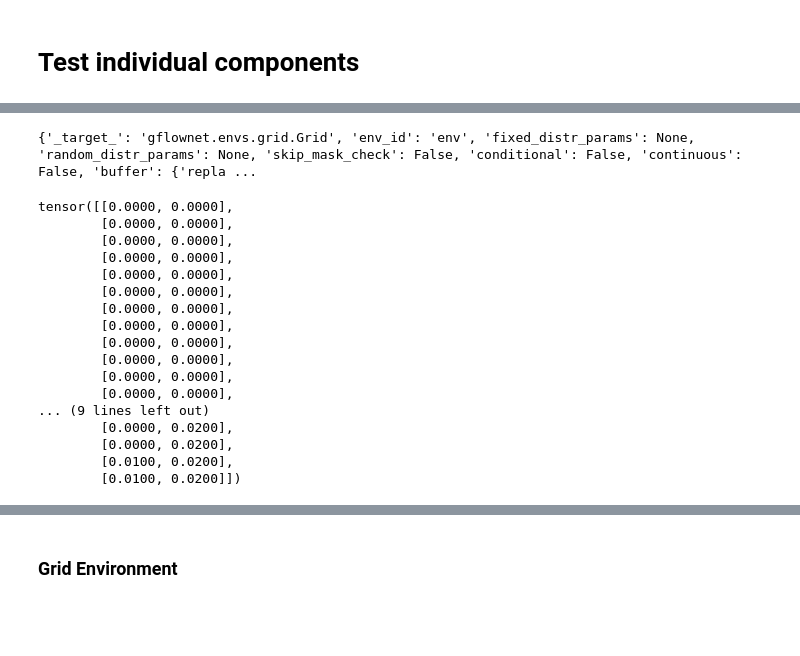
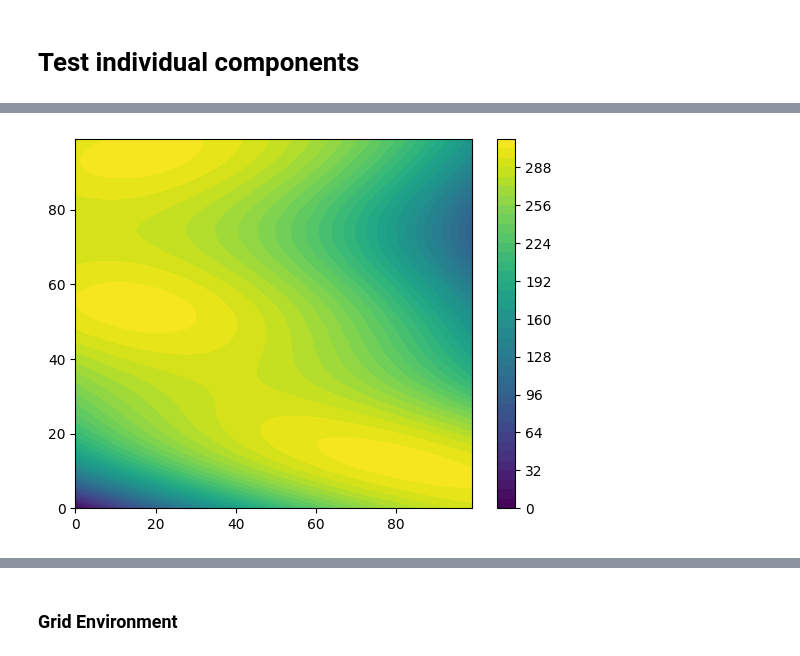
Before and after one commit to alexhernandezgarcia/activelearning, a Jupyter notebook: test_branin.ipynb, the cells around one changed output, grey strips where cells are left out. Cells and saved outputs as stored; diff of their text form; code cells hidden in the pictures; blank space fills up the shorter version.

```diff
--- a/test_branin.ipynb
+++ b/test_branin.ipynb
@@ -608,4 +551,0 @@ from gflownet.envs.grid import Grid
-# %%
-config.sampler.conf.env
-# %% [output]
-{'_target_': 'gflownet.envs.grid.Grid', 'env_id': 'env', 'fixed_distr_params': None, 'random_distr_params': None, 'skip_mask_check': False, 'conditional': False, 'continuous': False, 'buffer': {'repla ...
@@ -624,23 +552,51 @@ sampler.fit()  # only necessary for samplers that train a model
-# %%
-samples, sample_idcs = sampler.get_samples(
-    n_samples * 5, candidate_set=None
-)
-samples
-# %% [output]
-tensor([[0.0000, 0.0000],
-        [0.0000, 0.0000],
-        [0.0000, 0.0000],
-        [0.0000, 0.0000],
-        [0.0000, 0.0000],
-        [0.0000, 0.0000],
-        [0.0000, 0.0000],
-        [0.0000, 0.0000],
-        [0.0000, 0.0000],
-        [0.0000, 0.0000],
-        [0.0000, 0.0000],
-        [0.0000, 0.0000],
-... (9 lines left out)
-        [0.0000, 0.0200],
-        [0.0000, 0.0200],
-        [0.0100, 0.0200],
-        [0.0100, 0.0200]])
+# %%
+from activelearning.dataset.grid import BraninDatasetHandler
+from activelearning.surrogate.gp_surrogate import (
+    SingleTaskGPRegressor,
+    DeepKernelSVGPSurrogate,
+)
+from activelearning.acquisition.acquisition import BOTorchMaxValueEntropyAcquisition
+from activelearning.sampler.sampler import GreedySampler, RandomSampler
+from activelearning.selector.selector import Selector, ScoreSelector
+from activelearning.oracle.oracle import BraninOracle
+from activelearning.surrogate.feature_extractor.mlp import MLP, Identity
+from gflownet.envs.grid import Grid as GridEnv
+from functools import partial
+
+# Environment
+env_maker = partial(GridEnv, n_dim=2, length=grid_size)
+
+# Dataset
+dataset_handler = BraninDatasetHandler(
+    env=env_maker(),
+    train_path="./data/branin/data_%i_train.csv" % grid_size,
+    train_fraction=1.0,
+    float_precision=float_prec,
+)
+
+candidate_set, xi, yi = dataset_handler.get_candidate_set()
+
+from activelearning.utils.logger import WandBLogger, ConsoleLogger
+
+# logger = WandBLogger(project_name="test_branin", run_name="100_greedy_gp_mve_fix-selector") # "100_continuous-gflownet_gp_mve" # "100_greedy_dkl-30epochs_mve"
+logger = ConsoleLogger(project_name="test_branin", run_name="Greedy 10x10")
+# logger = None
+
+
+from activelearning.utils.plotter import PlotHelper, BraninCIME4RExportHelper
+
+plotter = PlotHelper()
+# plotter = BraninCIME4RExportHelper(dataset_handler)
+
+# Oracle
+oracle = BraninOracle(
+    fidelity=1, do_domain_map=True, device=device, float_precision=float_prec
+)
+
+if plotter is not None:
+    fig_oracle, ax_oracle = plotter.plot_function(
+        oracle, candidate_set[:], xi=xi, yi=yi, label="oraclefn"
+    )
+    fig_oracle.savefig(fname="figures/01_hidden_function.png", transparent=True)
+# %% [output]
+[figure, added]
```
Also changed, not shown: parts of 17 cells of this notebook, 20 other files.
